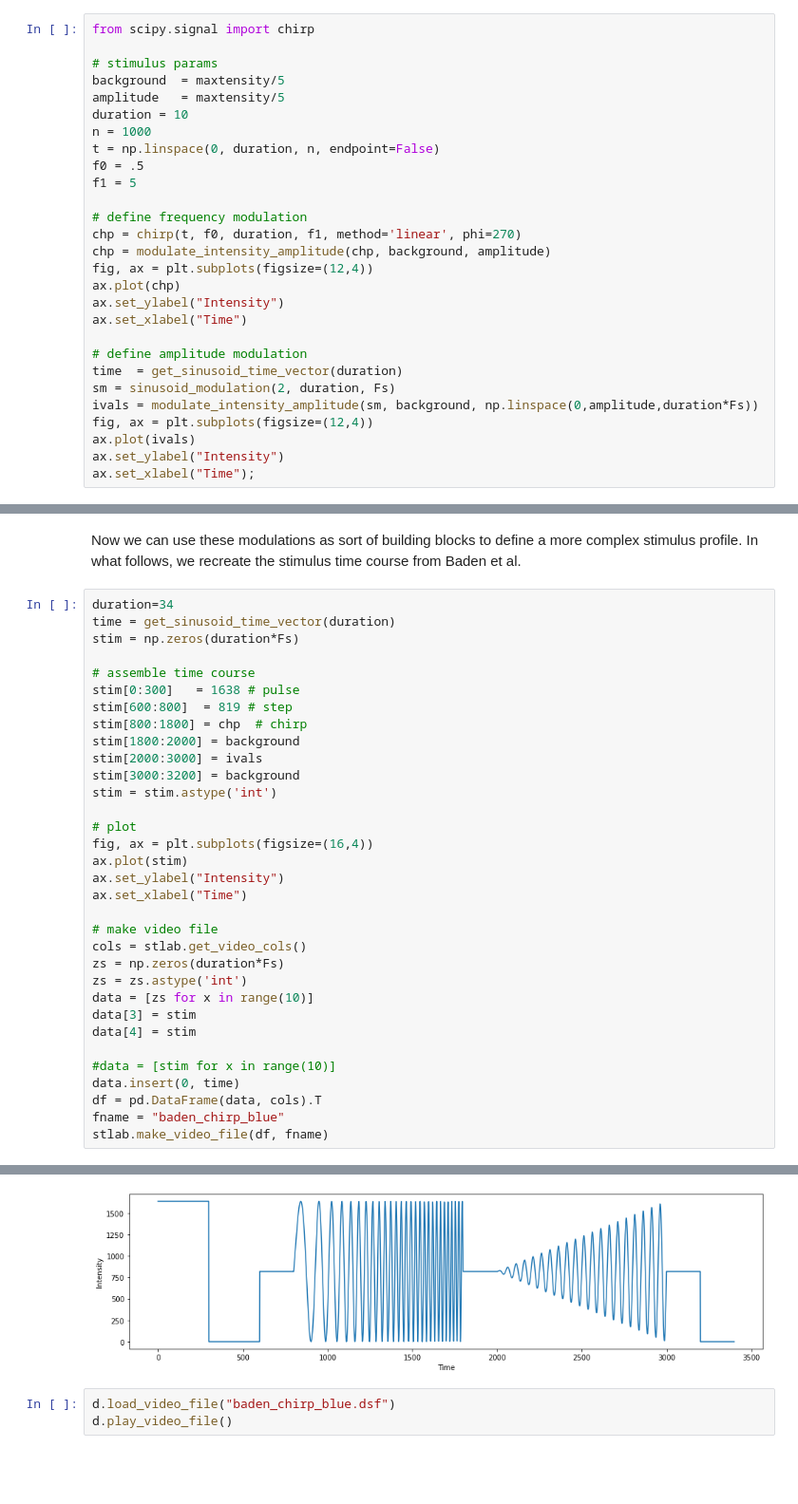
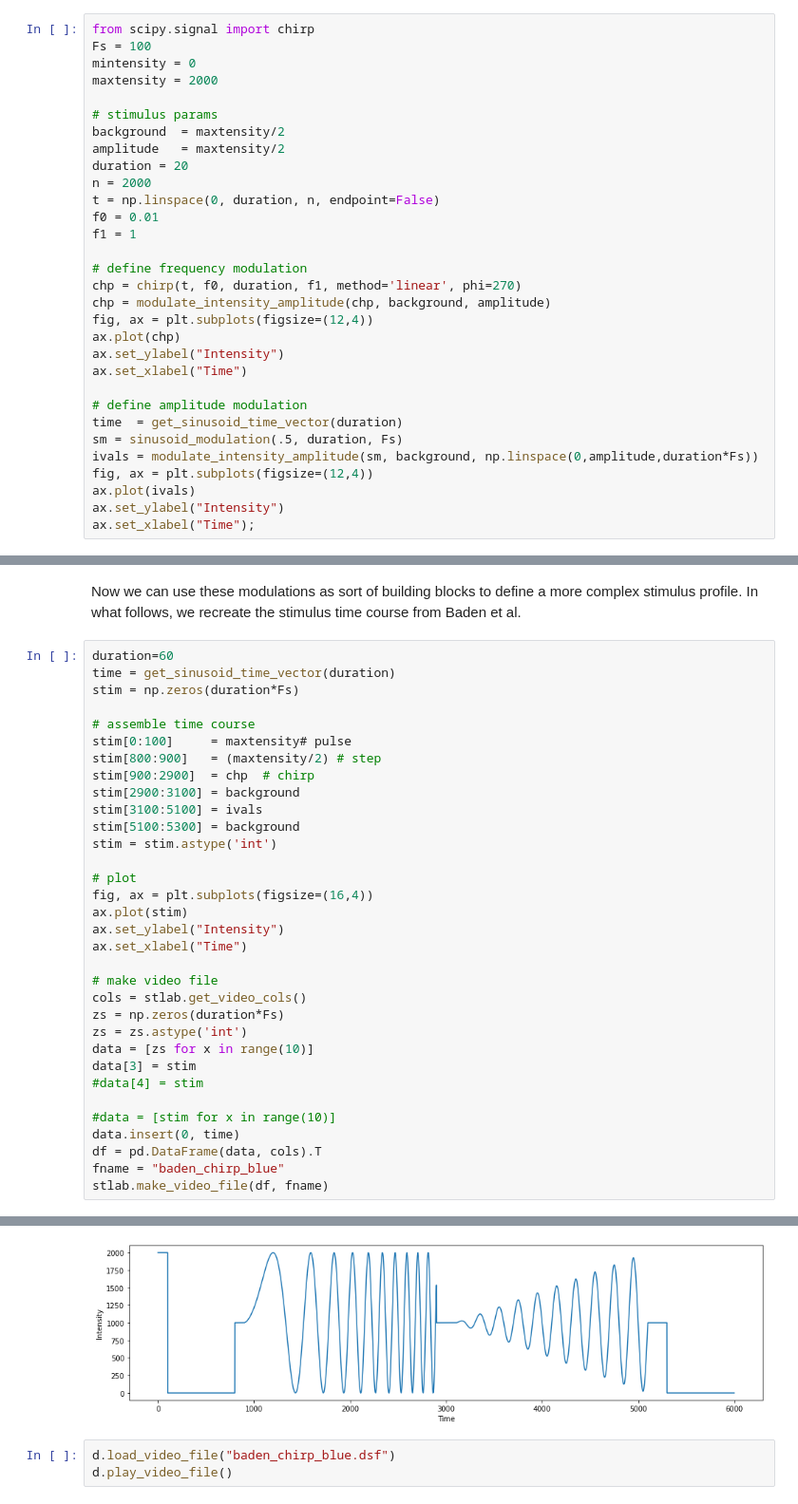
Before and after one commit to PyPlr/cvd_pupillometry, a Jupyter notebook: PyPlr/pyplr/notebooks/making_video_files_for_STLAB.ipynb, the cells around one changed output, grey strips where cells are left out. Shown at 95% size. Saved outputs shown, nothing was run; the diff lists cells and outputs as text; blank space fills up the shorter version.

```diff
--- a/PyPlr/pyplr/notebooks/making_video_files_for_STLAB.ipynb
+++ b/PyPlr/pyplr/notebooks/making_video_files_for_STLAB.ipynb
@@ -175,15 +179,18 @@ d.play_video_file(stop=True)
 Using the above principles we can create even more complex modulations. For example, Baden et al. use a 'chirp' stimulus, which involves sinusoidal luminance modulations with additional modulations in the time and frequency domain.
 # %%
 from scipy.signal import chirp
+Fs = 100
+mintensity = 0
+maxtensity = 2000
 
 # stimulus params
-background  = maxtensity/5
-amplitude   = maxtensity/5
-duration = 10
-n = 1000
+background  = maxtensity/2
+amplitude   = maxtensity/2
+duration = 20
+n = 2000
 t = np.linspace(0, duration, n, endpoint=False)
-f0 = .5
-f1 = 5
+f0 = 0.01
+f1 = 1
 
 # define frequency modulation
 chp = chirp(t, f0, duration, f1, method='linear', phi=270)
@@ -195,7 +202,7 @@ ax.set_xlabel("Time")
 
 # define amplitude modulation
 time  = get_sinusoid_time_vector(duration)
-sm = sinusoid_modulation(2, duration, Fs)
+sm = sinusoid_modulation(.5, duration, Fs)
 ivals = modulate_intensity_amplitude(sm, background, np.linspace(0,amplitude,duration*Fs))
 fig, ax = plt.subplots(figsize=(12,4))
 ax.plot(ivals)
@@ -207,41 +214,41 @@ ax.set_xlabel("Time");
 # %% [markdown]
 Now we can use these modulations as sort of building blocks to define a more complex stimulus profile. In what follows, we recreate the stimulus time course from Baden et al.
 # %%
-duration=34
+duration=60
 time = get_sinusoid_time_vector(duration)
 stim = np.zeros(duration*Fs)
 
 # assemble time course
-stim[0:300]   = 1638 # pulse
-stim[600:800]  = 819 # step
-stim[800:1800] = chp  # chirp
-stim[1800:2000] = background
-stim[2000:3000] = ivals
-stim[3000:3200] = background
+stim[0:100]     = maxtensity# pulse
+stim[800:900]   = (maxtensity/2) # step
+stim[900:2900]  = chp  # chirp
+stim[2900:3100] = background
+stim[3100:5100] = ivals
+stim[5100:5300] = background
 stim = stim.astype('int')
 
 # plot
 fig, ax = plt.subplots(figsize=(16,4))
 ax.plot(stim)
 ax.set_ylabel("Intensity")
 ax.set_xlabel("Time")
 
 # make video file
 cols = stlab.get_video_cols()
 zs = np.zeros(duration*Fs)
 zs = zs.astype('int')
 data = [zs for x in range(10)]
 data[3] = stim
-data[4] = stim
+#data[4] = stim
 
 #data = [stim for x in range(10)]
 data.insert(0, time)
 df = pd.DataFrame(data, cols).T
 fname = "baden_chirp_blue"
 stlab.make_video_file(df, fname)
 # %% [output]
 "baden_chirp_blue.dsf" saved in the current working directory.
-[figure, old version]
+[figure, new version]
 # %%
 d.load_video_file("baden_chirp_blue.dsf")
 d.play_video_file()
```
Also changed, not shown: parts of 8 cells of this notebook, 27 other files.
